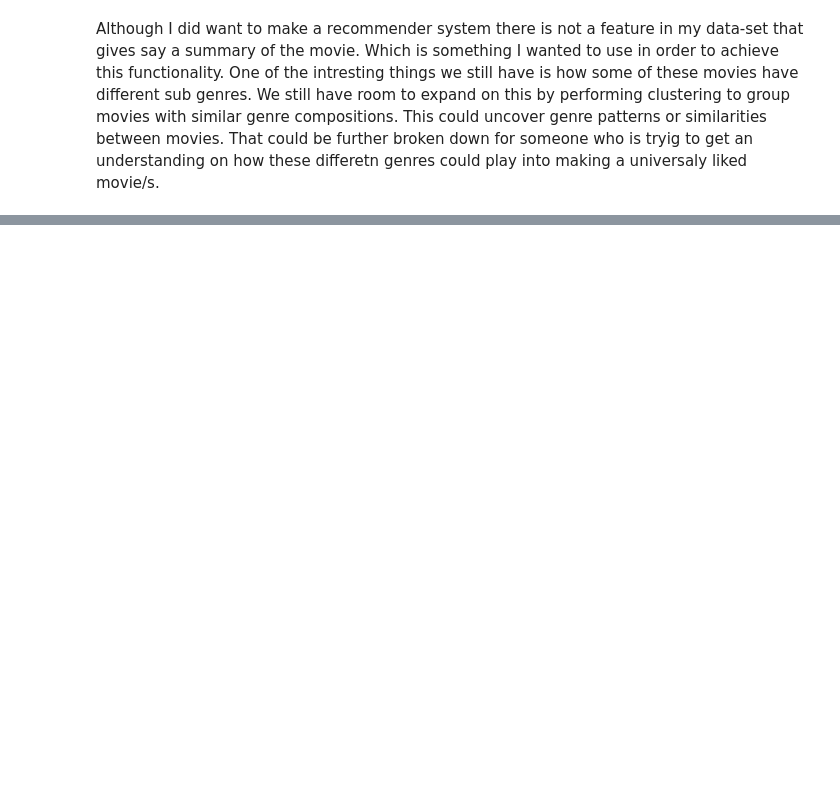
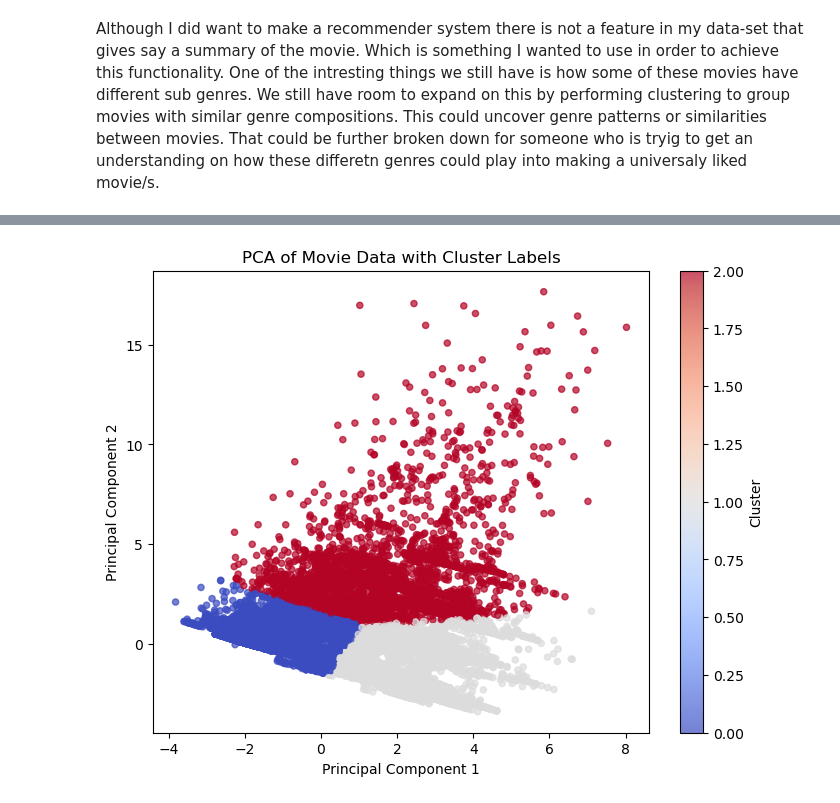
Before and after one commit to moeezawann/datamining, a Jupyter notebook: Project 4/Project4.ipynb, the cells around one changed output, grey strips where cells are left out. Drawn from its saved outputs; the diff is of its cells as text; code cells hidden in the pictures; blank space fills up the shorter version.

```diff
--- a/Project 4/Project4.ipynb
+++ b/Project 4/Project4.ipynb
@@ -251,0 +255,15 @@ plt.show()
+# %%
+# visualize the PCA-reduced data
+kmeans = KMeans(n_clusters=3, random_state=42)
+cluster_labels = kmeans.fit_predict(X_pca)
+
+# plot with color-coded clusters
+plt.figure(figsize=(8, 6))
+plt.scatter(X_pca[:, 0], X_pca[:, 1], c=cluster_labels, cmap='coolwarm', s=20, alpha=0.7)
+plt.title("PCA of Movie Data with Cluster Labels")
+plt.xlabel("Principal Component 1")
+plt.ylabel("Principal Component 2")
+plt.colorbar(label="Cluster")
+plt.show()
+# %% [output]
+[figure, added]
```
Also changed, not shown: parts of 7 cells of this notebook.
